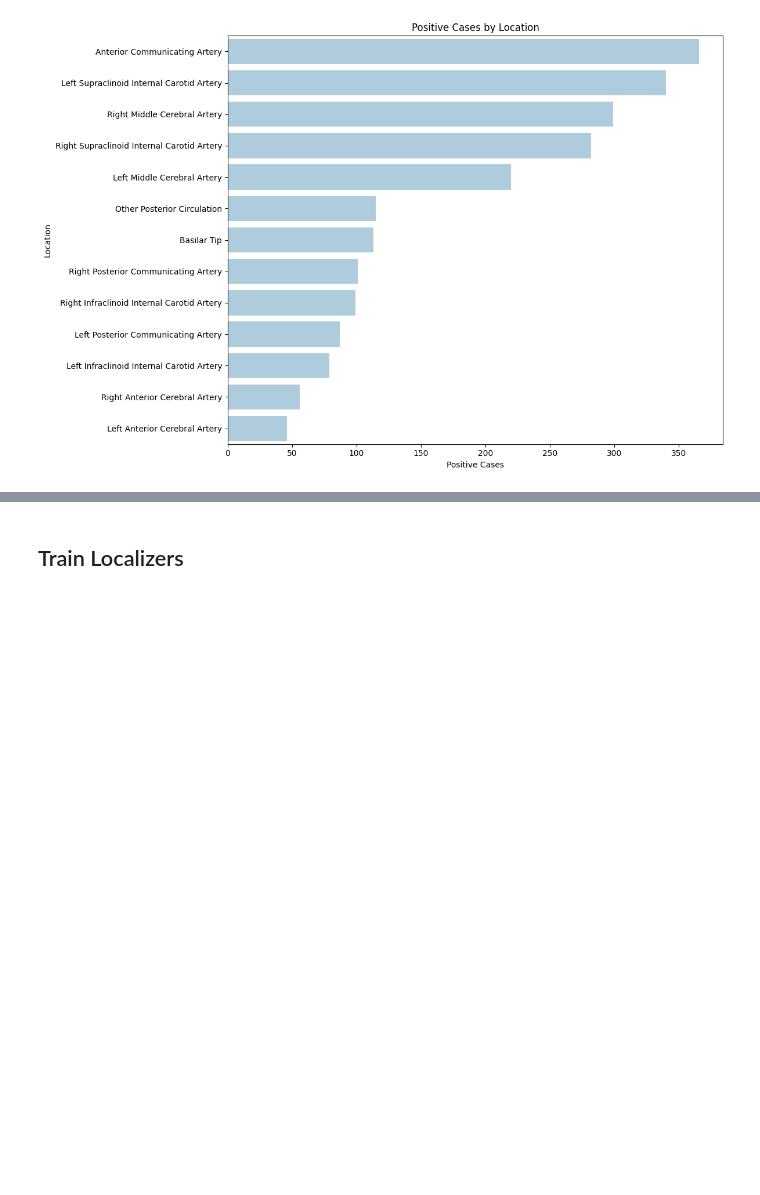
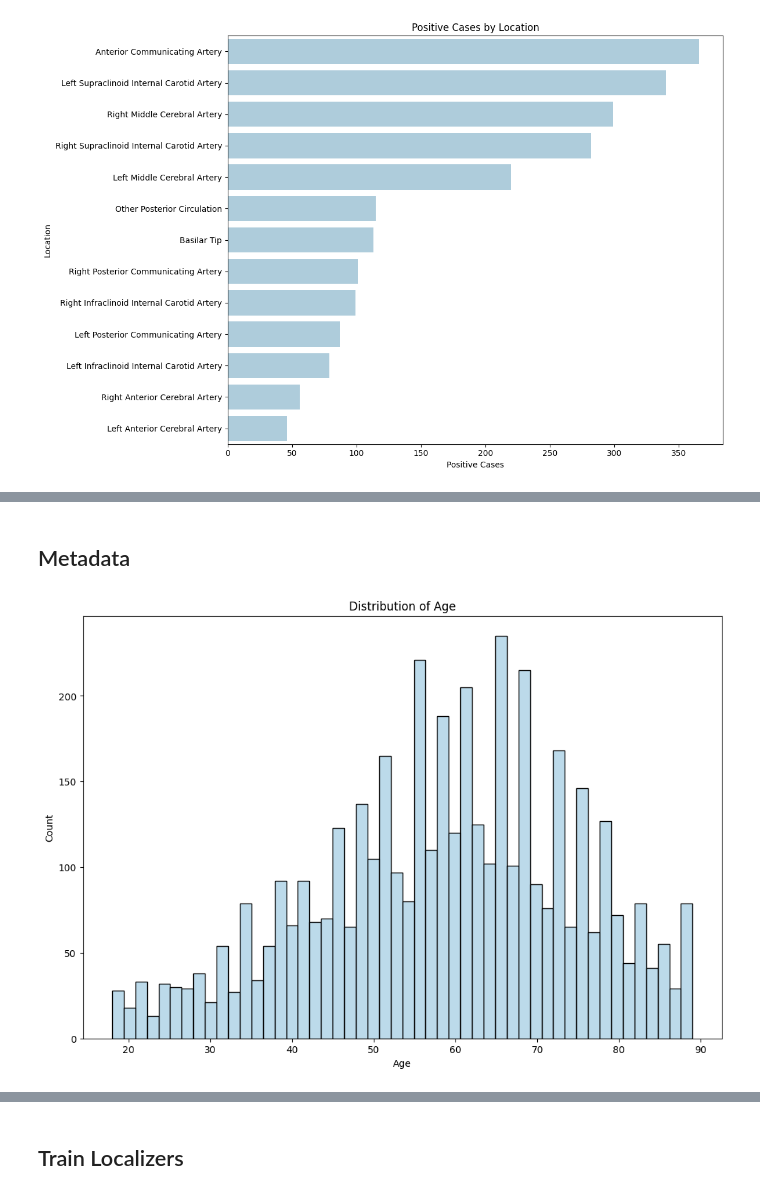
Before and after one commit to jonathanchen301/rsna-intracranial-aneurysm-detection, a Jupyter notebook: eda.ipynb, the cells around one changed output, grey strips where cells are left out. Drawn from its saved outputs; the diff is of its cells as text; code cells hidden in the pictures; blank space fills up the shorter version.

```diff
--- a/eda.ipynb
+++ b/eda.ipynb
@@ -88,0 +106,11 @@ plt.show()
+# %% [markdown]
+## Metadata
+# %%
+plt.figure(figsize=(12, 8))
+sns.histplot(data=train, x='PatientAge', bins=50)
+plt.title('Distribution of Age')
+plt.xlabel('Age')
+plt.ylabel('Count')
+plt.show()
+# %% [output]
+[figure, added]
```
Also changed, not shown: parts of 6 cells of this notebook.
